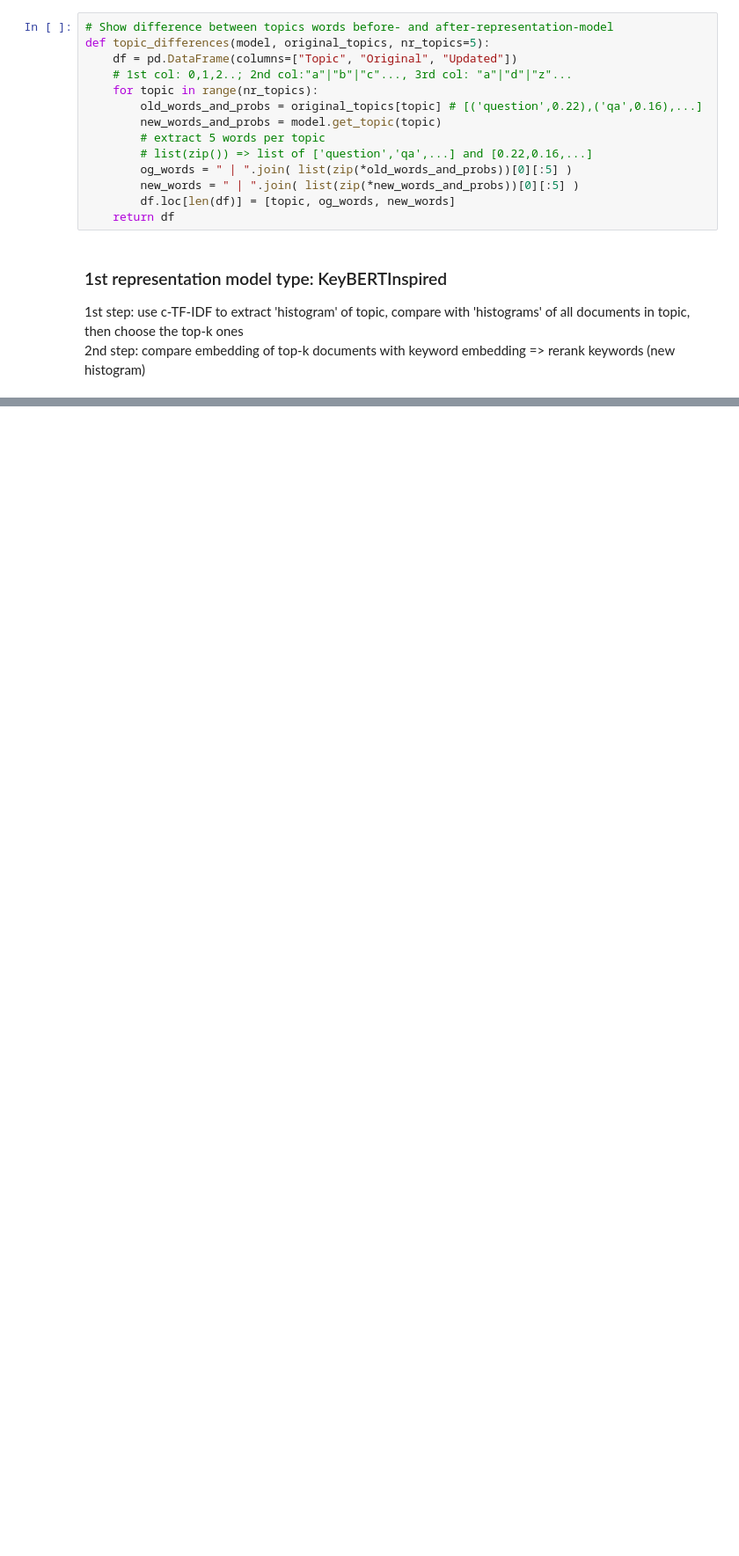
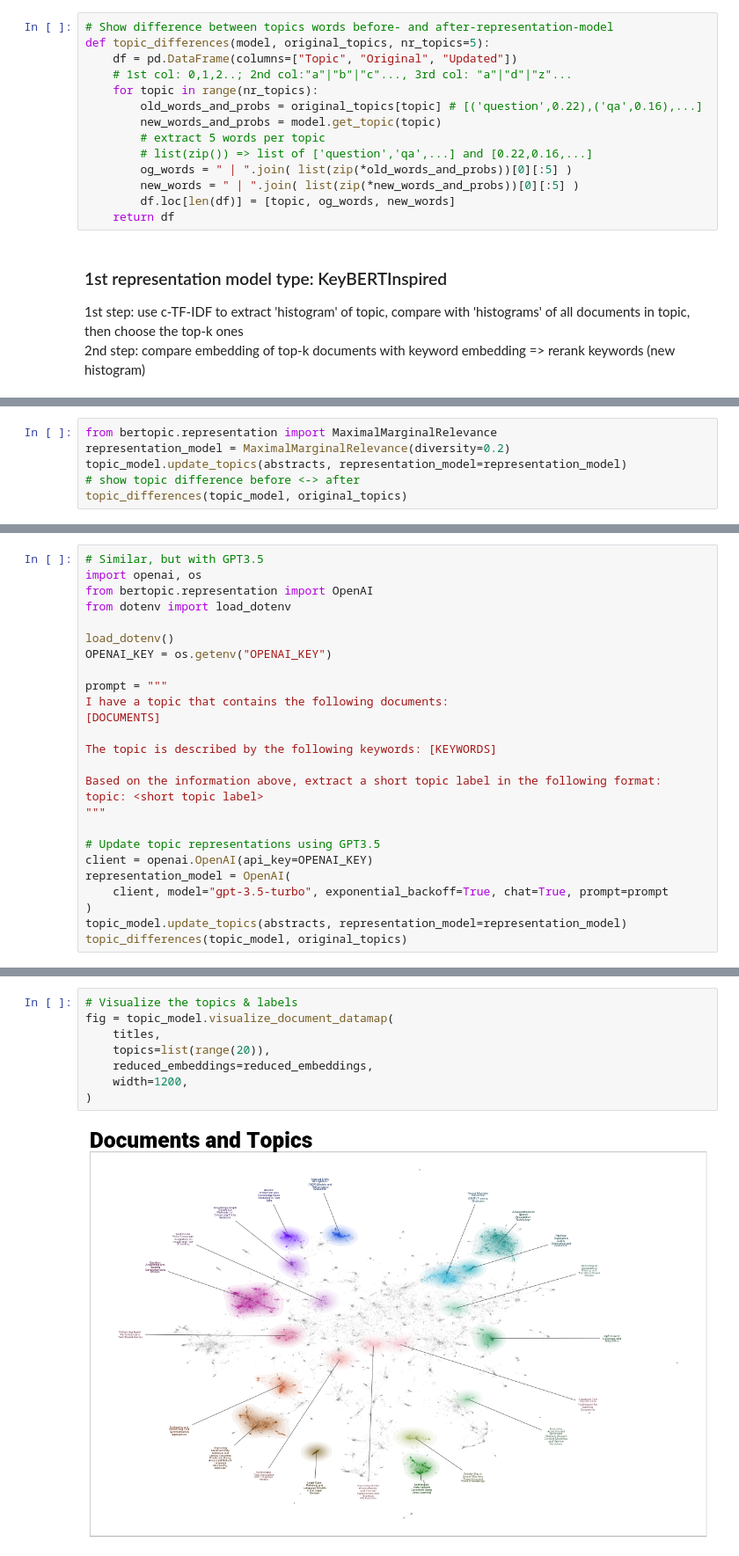
Before and after one commit to PHM1605/hands-on-large-language-models-alammar, a Jupyter notebook: chapter5/arxiv.ipynb, the cells around one changed output, grey strips where cells are left out. Shown at 88% size. Drawn from its saved outputs; the diff is of its cells as text; blank space fills up the shorter version.

```diff
--- a/chapter5/arxiv.ipynb
+++ b/chapter5/arxiv.ipynb
@@ -276,0 +243,6 @@ topic_differences(topic_model, original_topics)
+# %%
+from bertopic.representation import MaximalMarginalRelevance
+representation_model = MaximalMarginalRelevance(diversity=0.2)
+topic_model.update_topics(abstracts, representation_model=representation_model)
+# show topic difference before <-> after
+topic_differences(topic_model, original_topics)
@@ -276,0 +289,26 @@ topic_differences(topic_model, original_topics)
+# %%
+# Similar, but with GPT3.5
+import openai, os
+from bertopic.representation import OpenAI
+from dotenv import load_dotenv
+
+load_dotenv()
+OPENAI_KEY = os.getenv("OPENAI_KEY")
+
+prompt = """
+I have a topic that contains the following documents:
+[DOCUMENTS]
+
+The topic is described by the following keywords: [KEYWORDS]
+
+Based on the information above, extract a short topic label in the following format:
+topic: <short topic label>
+"""
+
+# Update topic representations using GPT3.5
+client = openai.OpenAI(api_key=OPENAI_KEY)
+representation_model = OpenAI(
+    client, model="gpt-3.5-turbo", exponential_backoff=True, chat=True, prompt=prompt
+)
+topic_model.update_topics(abstracts, representation_model=representation_model)
+topic_differences(topic_model, original_topics)
@@ -276,0 +322,10 @@ topic_differences(topic_model, original_topics)
+# %%
+# Visualize the topics & labels
+fig = topic_model.visualize_document_datamap(
+    titles,
+    topics=list(range(20)),
+    reduced_embeddings=reduced_embeddings,
+    width=1200,
+)
+# %% [output]
+[figure, added]
```
Also changed, not shown: parts of 19 cells of this notebook, 4 other files.
